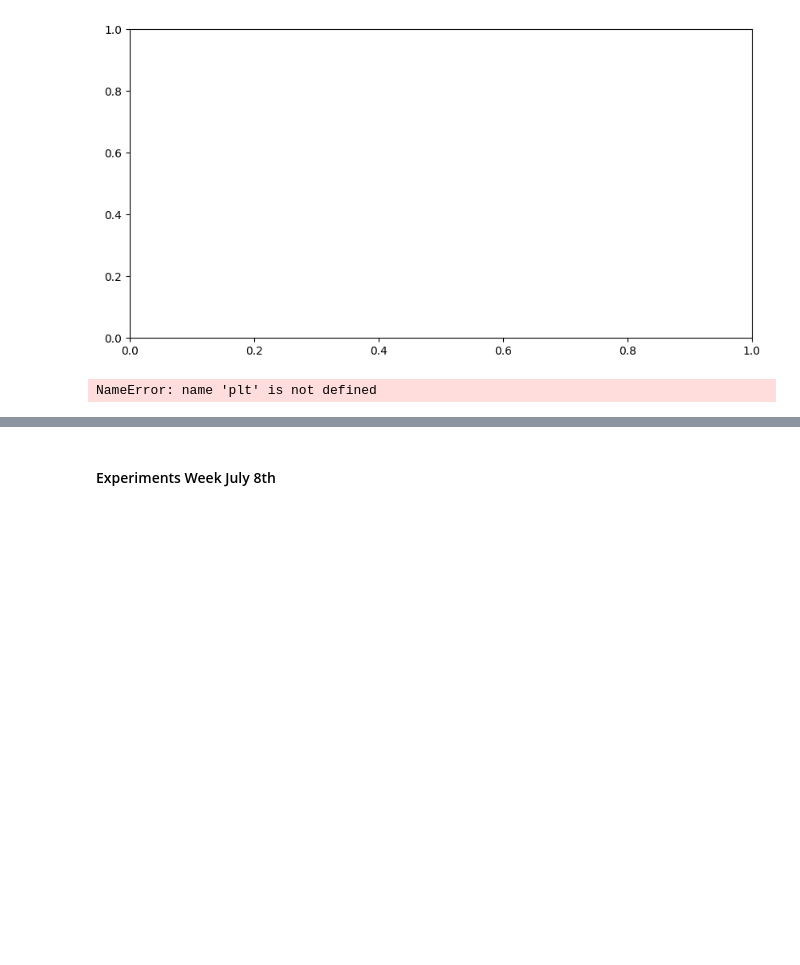
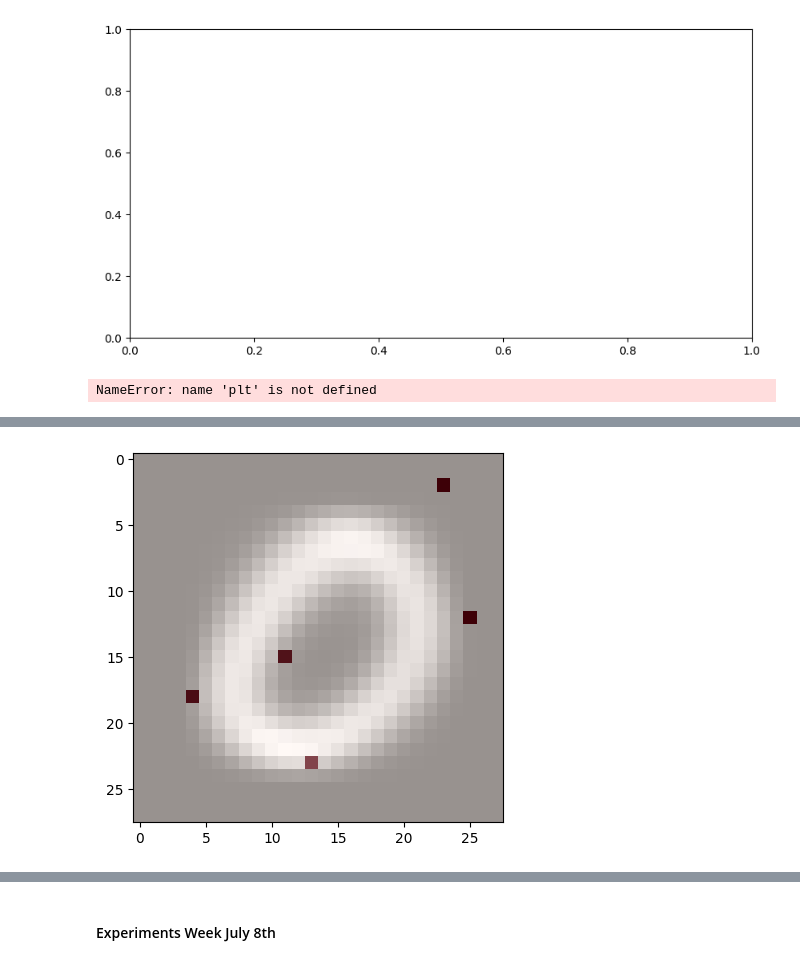
Before and after one commit to ilaibachrach/shadow, a Jupyter notebook: deepnote/Thesis/shadow-test.ipynb, the cells around one changed output, grey strips where cells are left out. Saved outputs shown, nothing was run; the diff lists cells and outputs as text; code cells hidden in the pictures; blank space fills up the shorter version.

```diff
--- a/deepnote/Thesis/shadow-test.ipynb
+++ b/deepnote/Thesis/shadow-test.ipynb
@@ -1453,0 +1547,4 @@ weighted avg       0.14      0.12      0.10     14000
+# %%
+pixel_importance_df = pd.read_csv('/content/pixel_importance_1.csv')
+pixel_importance_df["importance"] = 1-pixel_importance_df["acc"]
+pixel_accuracy_dict = pixel_importance_df.set_index('pixel_id')['importance'].to_dict()
@@ -1504,0 +1788,24 @@ NameError: name 'plt' is not defined
+# %%
+pixel_accuracy_dict = pixel_importance_df.set_index('pixel_id')['acc'].to_dict()
+# %%
+# Get the indices of the 100 most important pixels for class 0
+top_pixels = pixel_importance_df['acc_class_0'].nlargest(5).index
+
+images_digit_1 = X_nump[y == 0]
+
+# Compute the average of these images
+average_image = images_digit_1.mean(axis=0)
+
+# Create a mask for the top pixels
+mask = np.zeros((28, 28))
+mask[np.unravel_index(top_pixels, mask.shape)] = 1
+
+# Plot the average image
+plt.imshow(average_image, cmap='gray')
+
+# Overlay the top pixels
+plt.imshow(mask, cmap='Reds', alpha=0.6)
+
+plt.show()
+# %% [output]
+[figure, added]
```
Also changed, not shown: parts of 23 cells of this notebook.
